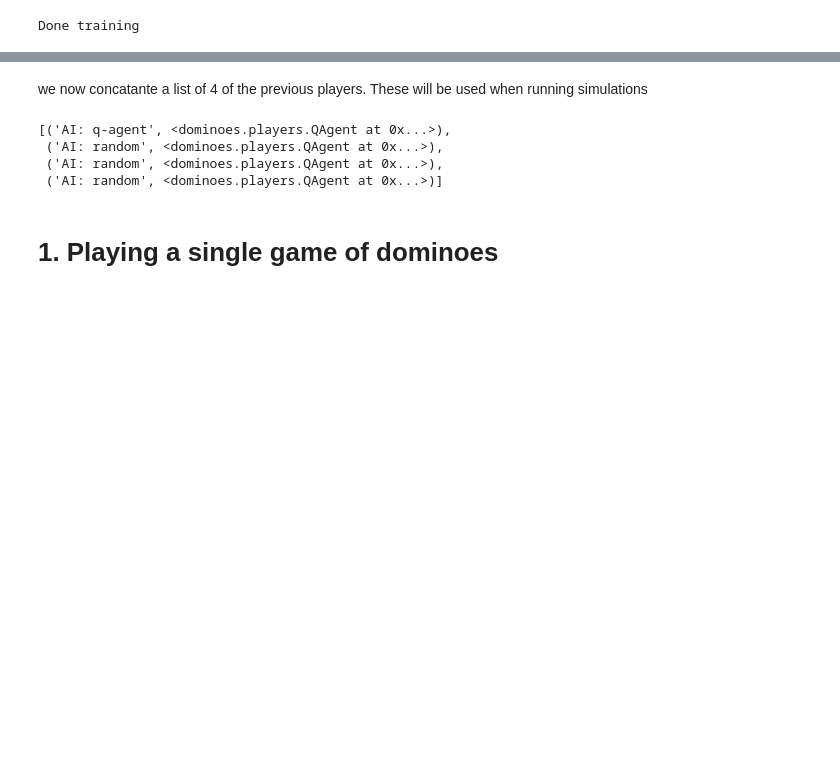
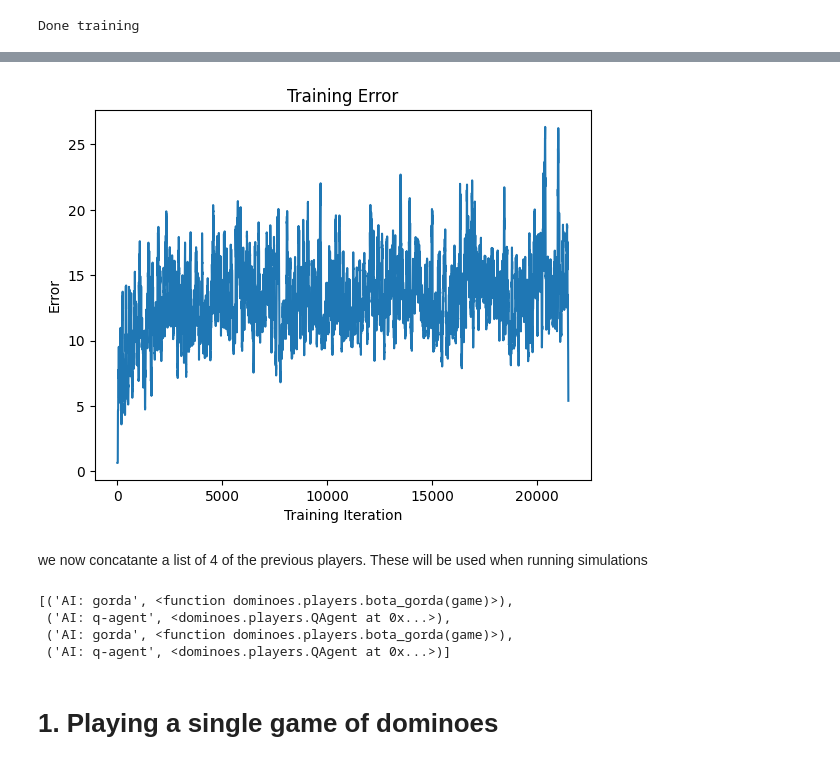
Before and after one commit to Brunozml/dominoes-rl, a Jupyter notebook: notebooks/dominoes_simulation.ipynb, the cells around one changed output, grey strips where cells are left out. Cells and saved outputs as stored; diff of their text form; code cells hidden in the pictures; blank space fills up the shorter version.

```diff
--- a/notebooks/dominoes_simulation.ipynb
+++ b/notebooks/dominoes_simulation.ipynb
@@ -24,16 +31,38 @@ Done training
+# %%
+rolling_length = 50
+# compute and assign a rolling average of the data to provide a smoother graph
+training_error_moving_average = (
+    np.convolve(np.array(q_agent.training_error), np.ones(rolling_length), mode="same")
+    / rolling_length
+)
+fig = plt.plot(range(len(training_error_moving_average)), training_error_moving_average)
+
+# set title and labels
+plt.title("Training Error")
+plt.xlabel("Training Iteration")
+plt.ylabel("Error")
+plt.show()
+# %% [output]
+[figure, added]
 # %% [markdown]
 we now concatante a list of 4 of the previous players. These will be used when running simulations
 # %%
-player_settings = [('AI: q-agent', player_3),
-                   ('AI: random', player_3),
-                   ('AI: random', player_3),
-                   ('AI: random', player_3)]
+player_settings = [('AI: random', player_1),
+                   ('AI: q-agent', q_agent),
+                   ('AI: random', player_1),
+                   ('AI: q-agent', q_agent)]
+
+player_settings = [('AI: gorda', bota_gorda),
+                   ('AI: q-agent', q_agent),
+                   ('AI: gorda', bota_gorda),
+                   ('AI: q-agent', q_agent)]
+
 player_settings
 # %% [output]
-[('AI: q-agent', <dominoes.players.QAgent at 0x...>),
- ('AI: random', <dominoes.players.QAgent at 0x...>),
- ('AI: random', <dominoes.players.QAgent at 0x...>),
- ('AI: random', <dominoes.players.QAgent at 0x...>)]
+[('AI: gorda', <function dominoes.players.bota_gorda(game)>),
+ ('AI: q-agent', <dominoes.players.QAgent at 0x...>),
+ ('AI: gorda', <function dominoes.players.bota_gorda(game)>),
+ ('AI: q-agent', <dominoes.players.QAgent at 0x...>)]
 # %% [markdown]
 # 1. Playing a single game of dominoes
 # %%
```
Also changed, not shown: parts of 6 cells of this notebook, 7 other files.
